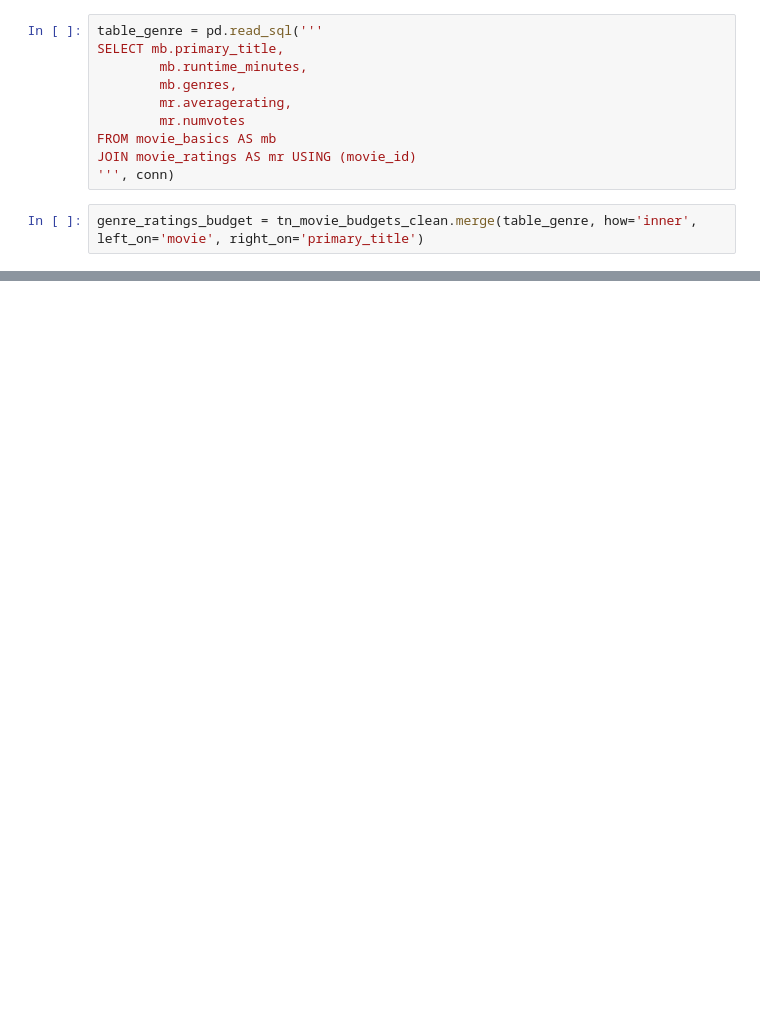
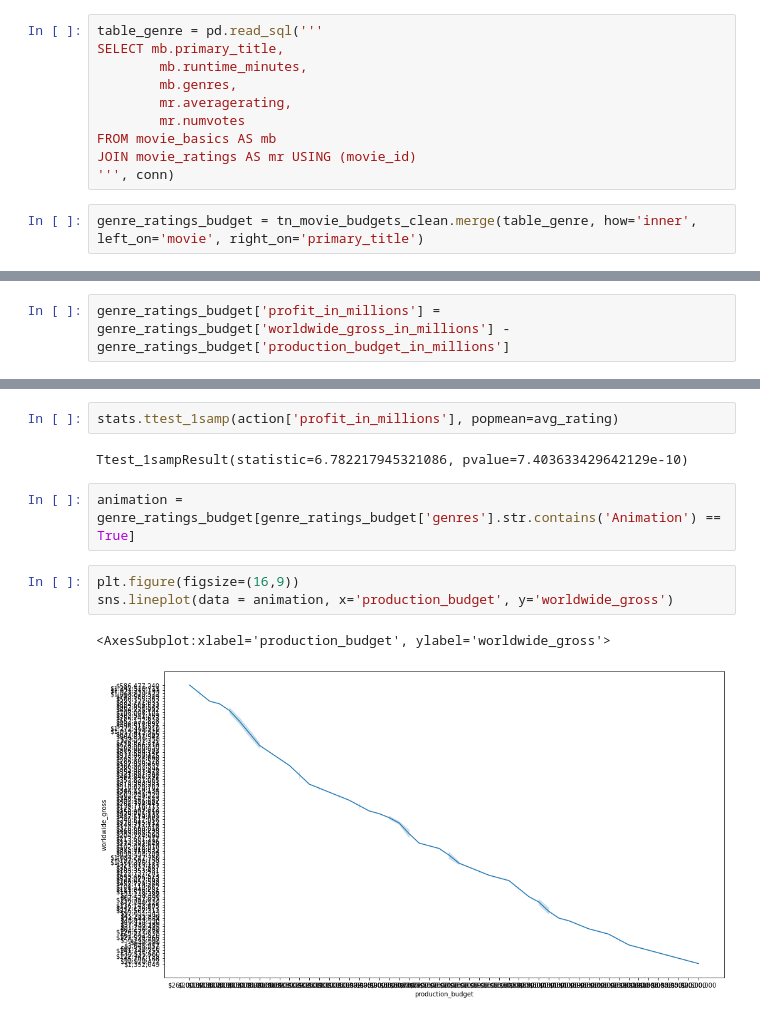
Before and after one commit to colesussmeierDELOITTE/Pod1Capstone, a Jupyter notebook: allie_work.ipynb, the cells around one changed output, grey strips where cells are left out. Drawn from its saved outputs; the diff is of its cells as text; blank space fills up the shorter version.

```diff
--- a/allie_work.ipynb
+++ b/allie_work.ipynb
@@ -181,0 +130,2 @@ Name: genres, dtype: object
+# %%
+genre_ratings_budget['profit_in_millions'] = genre_ratings_budget['worldwide_gross_in_millions'] - genre_ratings_budget['production_budget_in_millions']
@@ -181,0 +190,12 @@ Name: genres, dtype: object
+# %%
+stats.ttest_1samp(action['profit_in_millions'], popmean=avg_rating)
+# %% [output]
+Ttest_1sampResult(statistic=6.782217945321086, pvalue=7.403633429642129e-10)
+# %%
+animation = genre_ratings_budget[genre_ratings_budget['genres'].str.contains('Animation') == True]
+# %%
+plt.figure(figsize=(16,9))
+sns.lineplot(data = animation, x='production_budget', y='worldwide_gross')
+# %% [output]
+<AxesSubplot:xlabel='production_budget', ylabel='worldwide_gross'>
+[figure, added]
```
Also changed, not shown: parts of 12 cells of this notebook.
